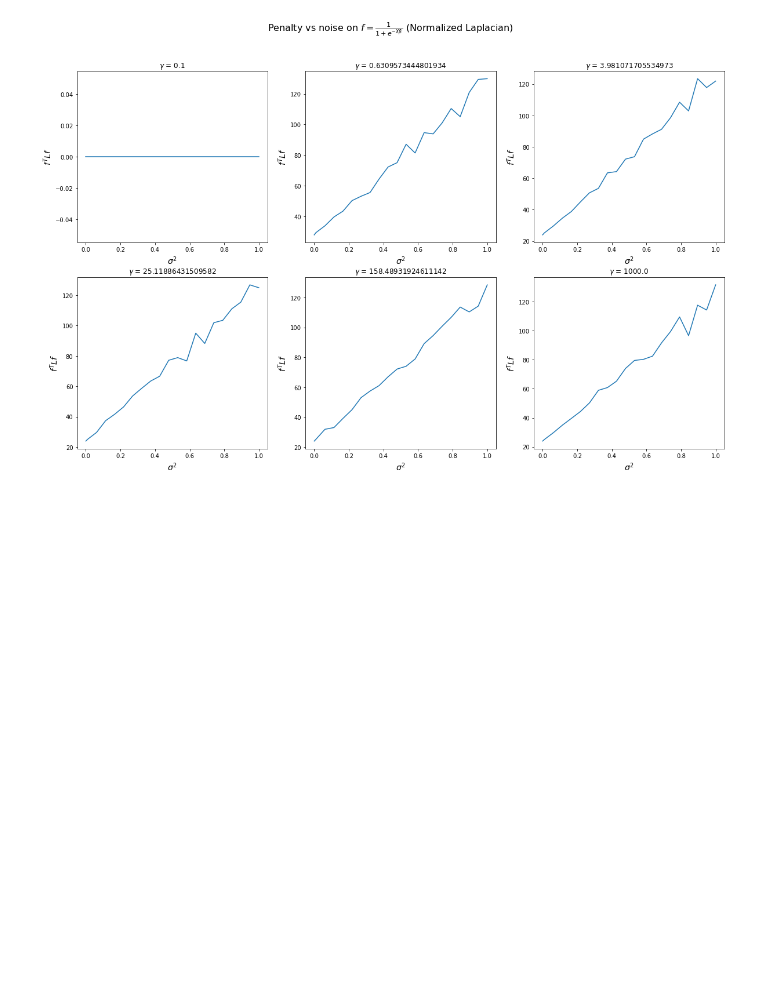
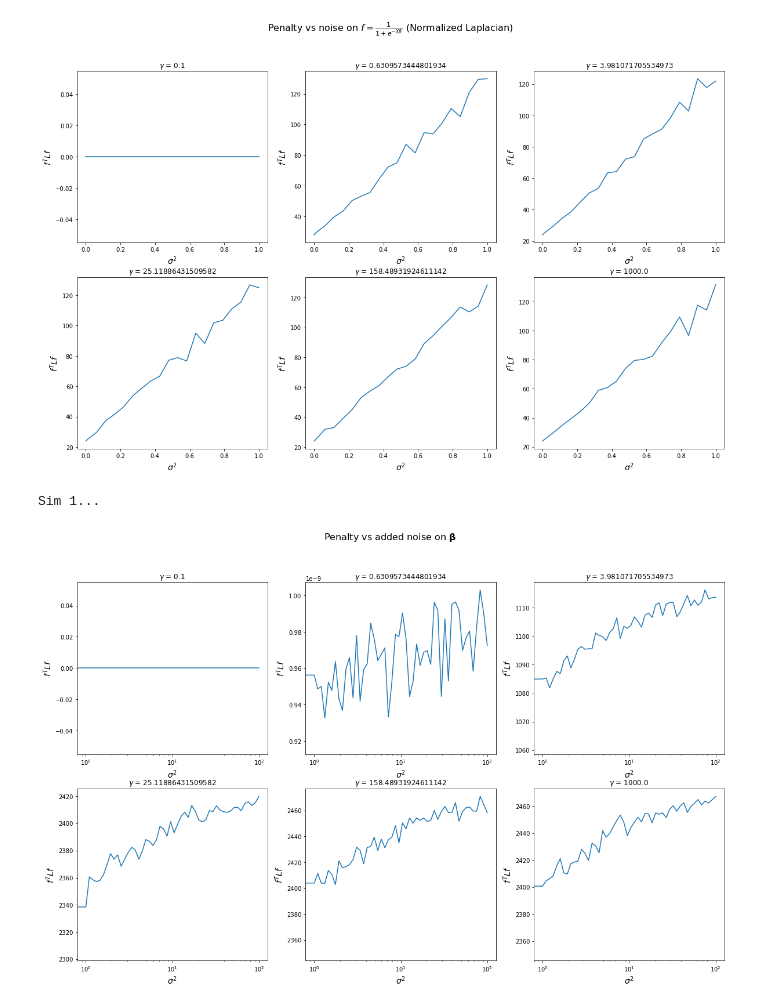
Before and after one commit to Habush/moses-incons-pen-xp, a Jupyter notebook: notebooks/manifold_reg/6_logistic_reg_coef_laplacian.ipynb, the cells around one changed output. Saved outputs shown, nothing was run; the diff lists cells and outputs as text; code cells hidden in the pictures; blank space fills up the shorter version.

```diff
--- a/notebooks/manifold_reg/6_logistic_reg_coef_laplacian.ipynb
+++ b/notebooks/manifold_reg/6_logistic_reg_coef_laplacian.ipynb
@@ -524,4 +524,6 @@ for i in range(2):
 # %% [output]
 [figure]
 # %%
-var_r_3, pen_norm_3, pen_unorm_3 = beta_noise_pen_v2(gammas, assoc_mat, np.logspace(0, 2, 50))
+var_r_7, pen_norm_7, pen_unorm_7 = beta_noise_pen_v2(gammas, assoc_mat, np.logspace(0, 2, 50), n_sim=100)
+# %% [output]
+Sim 1...
@@ -527,0 +532,19 @@ var_r_3, pen_norm_3, pen_unorm_3 = beta_noise_pen_v2(gammas, assoc_mat, np.logsp
+# %%
+fig, ax = plt.subplots(nrows=2, ncols=3, figsize=(20, 12))
+
+fig.suptitle(r"Penalty vs added noise on $\mathbf{\beta}$", fontsize=16)
+
+k = 0
+
+for i in range(2):
+    for j in range(3):
+        idx = j + k
+        ax[i, j].plot(var_r_7, pen_unorm_7[idx])
+        ax[i, j].set_xlabel(r"$\sigma^{2}$", fontsize=14)
+        ax[i, j].set_ylabel(r"$f^{T}Lf$", fontsize=14)
+        ax[i, j].set_xscale("log")
+        ax[i, j].set_title(f"$\gamma$ = {gammas[idx]}")
+        # ax[0].legend()
+    k += 3
+# %% [output]
+[figure, added]
```
Also changed, not shown: parts of 7 cells of this notebook, 9 other files.
